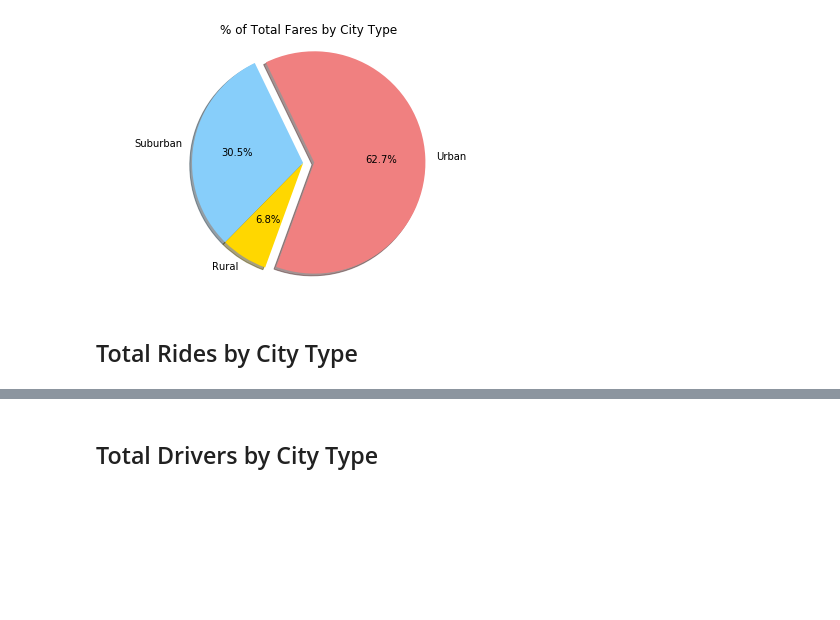
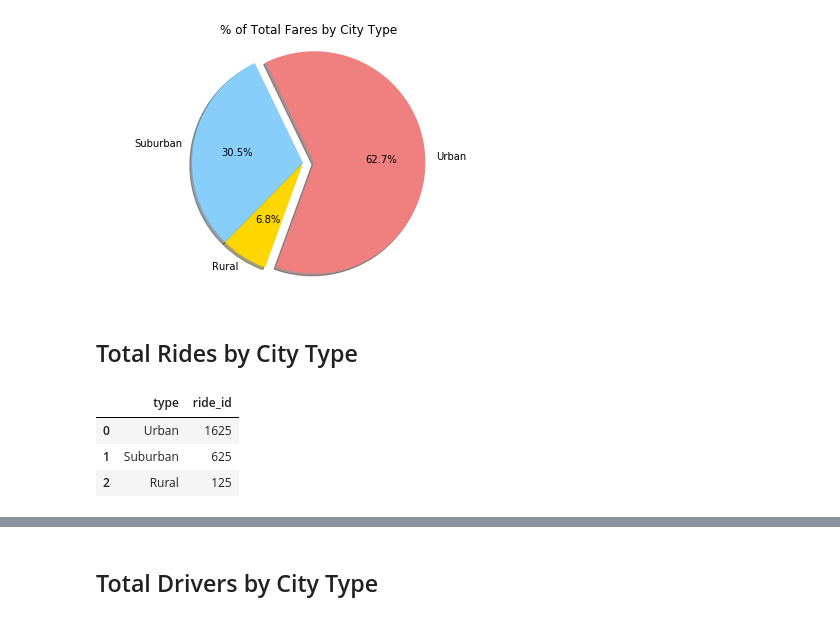
Before and after one commit to bbobba/matplotlib-challenge, a Jupyter notebook: pyber-ride-sharing-analysis.ipynb, the cells around one changed output, grey strips where cells are left out. Cells and saved outputs as stored; diff of their text form; code cells hidden in the pictures; blank space fills up the shorter version.

```diff
--- a/pyber-ride-sharing-analysis.ipynb
+++ b/pyber-ride-sharing-analysis.ipynb
@@ -193,3 +182,13 @@ plt.show()
+# %%
+# Calculate rides per city type
+ride_df = merged_df.groupby(['type'])
+ride_df = ride_df[['ride_id']].count().sort_values(by=['ride_id'], ascending=False).reset_index()
+ride_df
+# %% [output]
+|  | type | ride_id |
+| 0 | Urban | 1625 |
+| 1 | Suburban | 625 |
+| 2 | Rural | 125 |
 # %%
 # Build Pie Chart
 
```
Also changed, not shown: parts of 10 cells of this notebook, 2 other files.
